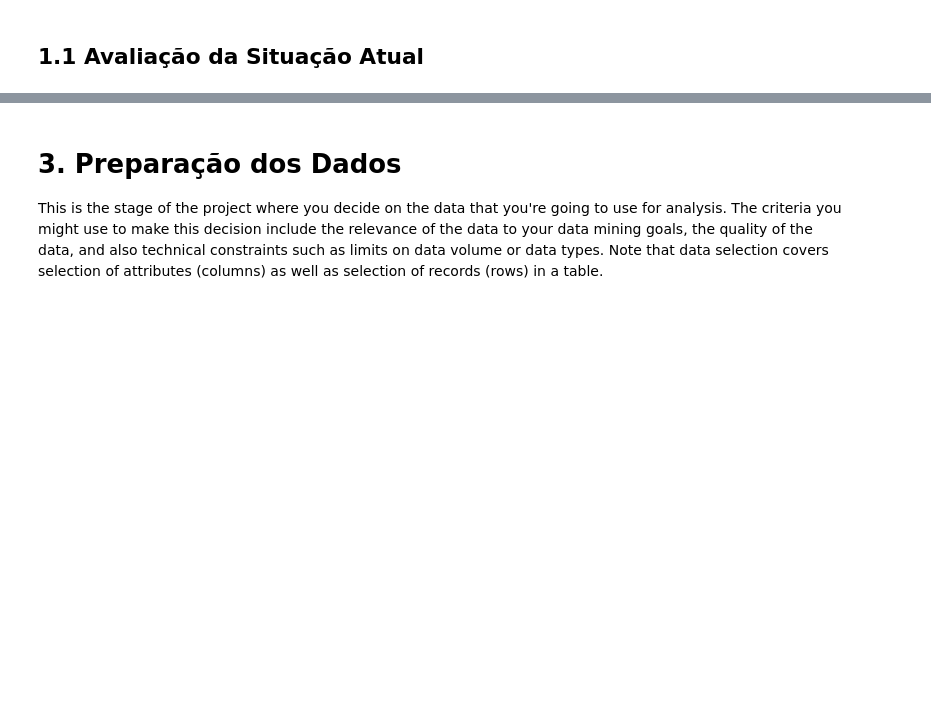
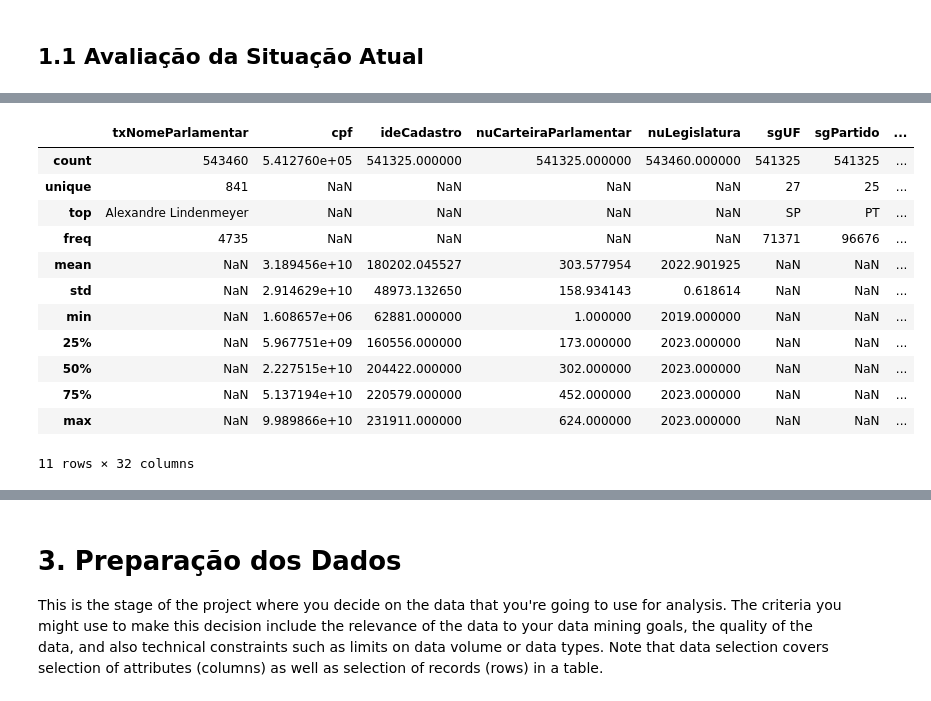
Before and after one commit to paulolmachado/ProjetoFinalCeub, a Jupyter notebook: Projeto_Final.ipynb, the cells around one changed output, grey strips where cells are left out. Cells and saved outputs as stored; diff of their text form; code cells hidden in the pictures; blank space fills up the shorter version.

```diff
--- a/Projeto_Final.ipynb
+++ b/Projeto_Final.ipynb
@@ -686,0 +223,17 @@ Outliers em duration:
+# %%
+# Estatísticas descritivas
+df_completo.describe(include='all')
+# %% [output]
+|  | txNomeParlamentar | cpf | ideCadastro | nuCarteiraParlamentar | nuLegislatura | sgUF | sgPartido | ... |
+| count | 543460 | 5.412760e+05 | 541325.000000 | 541325.000000 | 543460.000000 | 541325 | 541325 | ... |
+| unique | 841 | NaN | NaN | NaN | NaN | 27 | 25 | ... |
+| top | Alexandre Lindenmeyer | NaN | NaN | NaN | NaN | SP | PT | ... |
+| freq | 4735 | NaN | NaN | NaN | NaN | 71371 | 96676 | ... |
+| mean | NaN | 3.189456e+10 | 180202.045527 | 303.577954 | 2022.901925 | NaN | NaN | ... |
+| std | NaN | 2.914629e+10 | 48973.132650 | 158.934143 | 0.618614 | NaN | NaN | ... |
+| min | NaN | 1.608657e+06 | 62881.000000 | 1.000000 | 2019.000000 | NaN | NaN | ... |
+| 25% | NaN | 5.967751e+09 | 160556.000000 | 173.000000 | 2023.000000 | NaN | NaN | ... |
+| 50% | NaN | 2.227515e+10 | 204422.000000 | 302.000000 | 2023.000000 | NaN | NaN | ... |
+| 75% | NaN | 5.137194e+10 | 220579.000000 | 452.000000 | 2023.000000 | NaN | NaN | ... |
+| max | NaN | 9.989866e+10 | 231911.000000 | 624.000000 | 2023.000000 | NaN | NaN | ... |
+11 rows × 32 columns
```
Also changed, not shown: parts of 73 cells of this notebook, 3 other files.
